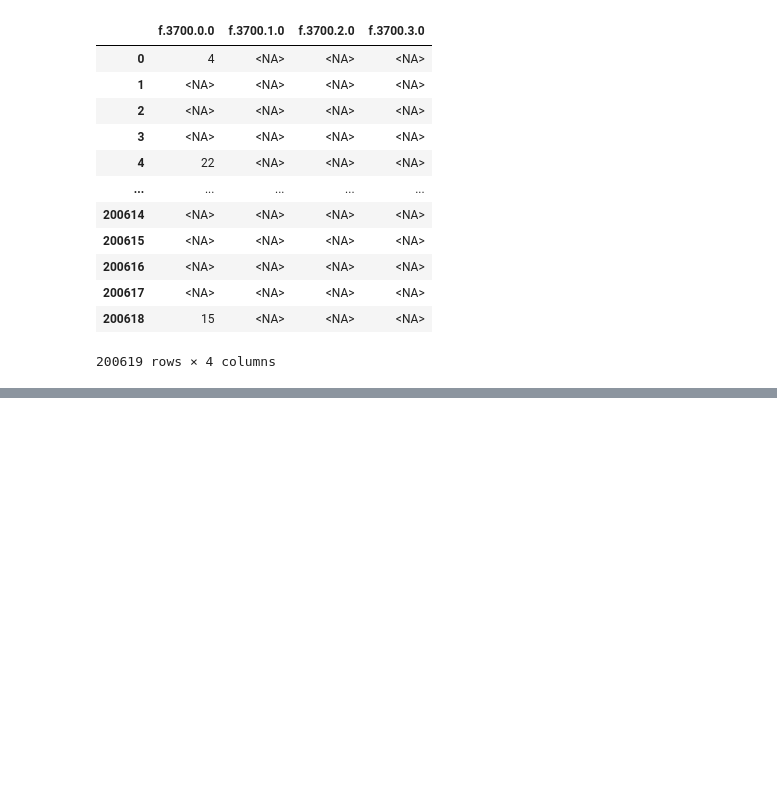
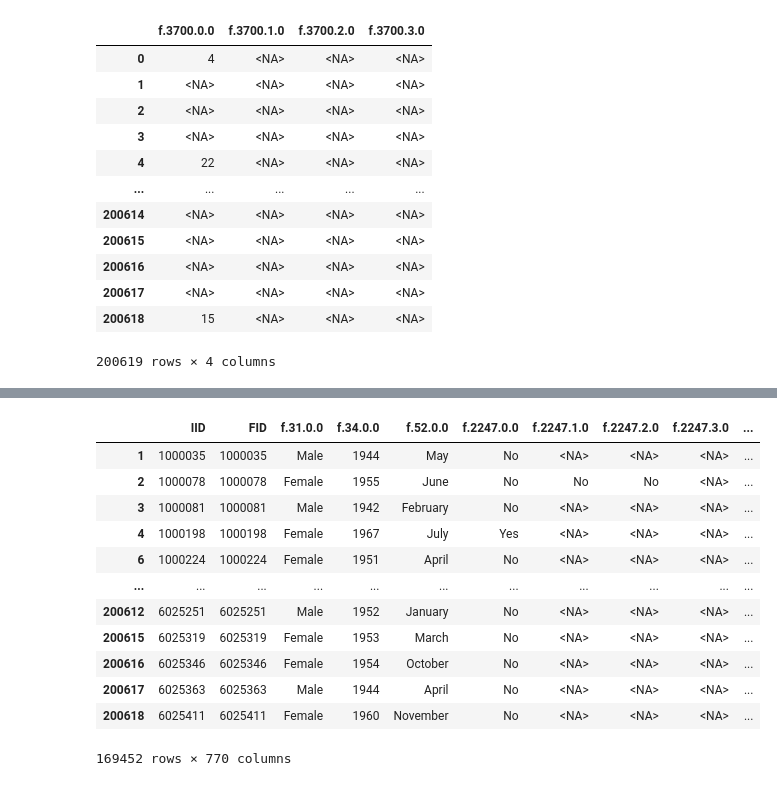
Before and after one commit to statgenetics/UKBB_GWAS_dev, a Jupyter notebook: workflow/051822_ARHI_sex_interaction.ipynb, the cells around one changed output, grey strips where cells are left out. Drawn from its saved outputs; the diff is of its cells as text; code cells hidden in the pictures; blank space fills up the shorter version.

```diff
--- a/workflow/051822_ARHI_sex_interaction.ipynb
+++ b/workflow/051822_ARHI_sex_interaction.ipynb
@@ -932,5 +944,5 @@ Following fields are related to Women menopause status
 # %%
-## Menopause related variables
+## Menopause and bald related variables
 import pandas as pd
 import numpy as np
 with open("/mnt/mfs/statgen/UKBiobank/phenotype_files/HI_UKBB/082321_UKBB_exomes.csv") as fp:
@@ -964,13 +976,20 @@ with open("/mnt/mfs/statgen/UKBiobank/phenotype_files/HI_UKBB/082321_UKBB_exomes
     ever_HRT = [col.strip('"') for col in header if "f.2814." in col]
     age_last_HRT = [col.strip('"') for col in header if "f.3546." in col]
     age_started_HRT = [col.strip('"') for col in header if "f.3536." in col]
+    balding_pattern = [col.strip('"') for col in header if "f.2395." in col]
+    L63_date = [col.strip('"') for col in header if "f.131778." in col]
+    L64_date = [col.strip('"') for col in header if "f.131780." in col]
+    L66_date = [col.strip('"') for col in header if "f.131784." in col]
+    L63 = [col.strip('"') for col in header if "f.131779." in col]
+    L64 = [col.strip('"') for col in header if "f.131781." in col]
+    L66 = [col.strip('"') for col in header if "f.131785." in col]
 
 combined_cols = indiv + icd10_colnames + icd10_ages + icd9_colnames + icd9_ages \
         + f20002_colnames + ethnicity + reported_sex + genetic_sex + hearing_imp_f3393 \
         + hearing_imp_f2247 + hearing_imp_f2257 + tin_cols + ages_f21003_col + ages_f131258_col \
         + year_of_birth + month_of_birth + had_menopause + age_menopause + len_menopause \
         + menstruating_date + time_last_menstrual + medications + ever_HRT + age_last_HRT \
-        + age_started_HRT
+        + age_started_HRT + balding_pattern + L63_date + L64_date + L66_date + L63 + L64 + L66
 df = pd.read_csv("/mnt/mfs/statgen/UKBiobank/phenotype_files/HI_UKBB/082321_UKBB_exomes.csv", quotechar = '"', dtype="string", usecols=combined_cols)
 df
 # %% [output]
@@ -1069,0 +1331,15 @@ df[time_last_menstrual]
+# %%
+idlist = pd.DataFrame(columns=["FID","IID"])
+file = "/home/gl2776/UKBiobank/phenotype_files/hearing_impairment/090321_UKBB_Hearing_aid_f3393_expandedwhite_6436cases_96601ctrl"
+phe = pd.read_csv(file,header=0,sep="\t")
+idlist = pd.concat([idlist,phe[["FID","IID"]]],ignore_index=True)
+file = "/home/gl2776/UKBiobank/phenotype_files/hearing_impairment/090321_UKBB_Hearing_difficulty_f2247_expandedwhite_45502cases_96601ctrl"
+phe = pd.read_csv(file,header=0,sep="\t")
+idlist = pd.concat([idlist,phe[["FID","IID"]]],ignore_index=True)
+file = "/home/gl2776/UKBiobank/phenotype_files/hearing_impairment/090321_UKBB_Hearing_noise_f2257_expandedwhite_65660cases_96601ctrl"
+phe = pd.read_csv(file,header=0,sep="\t")
+idlist = pd.concat([idlist,phe[["FID","IID"]]],ignore_index=True)
+file = "/home/gl2776/UKBiobank/phenotype_files/hearing_impairment/090321_UKBB_Combined_f2247_f2257_expandedwhite_38410cases_96601ctrl"
+phe = pd.read_csv(file,header=0,sep="\t")
+idlist = pd.concat([idlist,phe[["FID","IID"]]],ignore_index=True)
+idlist
@@ -1069,0 +1360,3 @@ df[time_last_menstrual]
+# %%
+idlist = idlist.drop_duplicates("FID")
+idlist
@@ -1069,0 +1377,19 @@ df[time_last_menstrual]
+# %%
+idlist = idlist.astype("string")
+# %%
+filtered = df[df["IID"].isin(idlist["IID"].to_list())]
+filtered
+# %% [output]
+|  | IID | FID | f.31.0.0 | f.34.0.0 | f.52.0.0 | f.2247.0.0 | f.2247.1.0 | f.2247.2.0 | f.2247.3.0 | ... |
+| 1 | 1000035 | 1000035 | Male | 1944 | May | No | <NA> | <NA> | <NA> | ... |
+| 2 | 1000078 | 1000078 | Female | 1955 | June | No | No | No | <NA> | ... |
+| 3 | 1000081 | 1000081 | Male | 1942 | February | No | <NA> | <NA> | <NA> | ... |
+| 4 | 1000198 | 1000198 | Female | 1967 | July | Yes | <NA> | <NA> | <NA> | ... |
+| 6 | 1000224 | 1000224 | Female | 1951 | April | No | <NA> | <NA> | <NA> | ... |
+| ... | ... | ... | ... | ... | ... | ... | ... | ... | ... | ... |
+| 200612 | 6025251 | 6025251 | Male | 1952 | January | No | <NA> | <NA> | <NA> | ... |
+| 200615 | 6025319 | 6025319 | Female | 1953 | March | No | <NA> | <NA> | <NA> | ... |
+| 200616 | 6025346 | 6025346 | Female | 1954 | October | No | <NA> | <NA> | <NA> | ... |
+| 200617 | 6025363 | 6025363 | Male | 1944 | April | No | <NA> | <NA> | <NA> | ... |
+| 200618 | 6025411 | 6025411 | Female | 1960 | November | No | <NA> | <NA> | <NA> | ... |
+169452 rows × 770 columns
```
Also changed, not shown: parts of 31 cells of this notebook.
